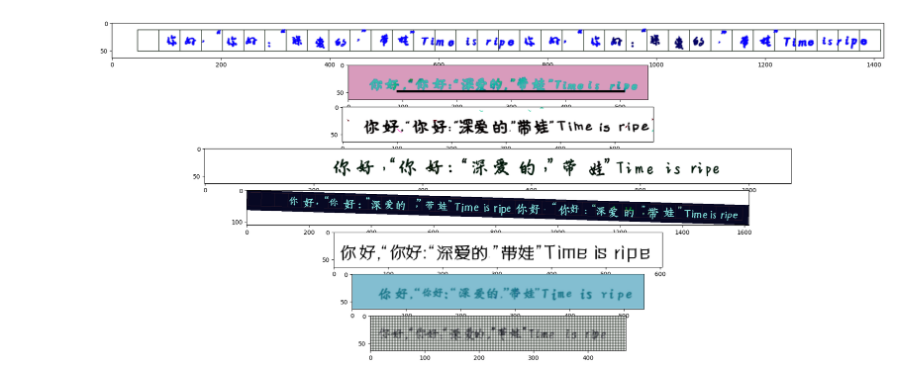
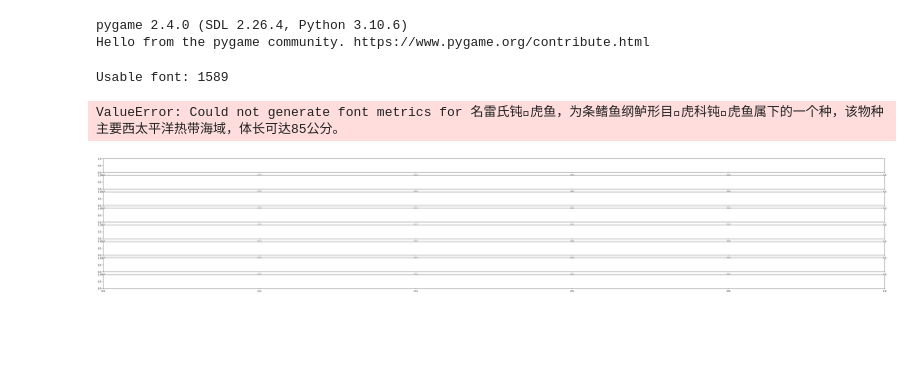
Before and after one commit to DotIN13/tang-syn-trocr, a Jupyter notebook: tang_syn.ipynb, the cells around one changed output. Drawn from its saved outputs; the diff is of its cells as text; code cells hidden in the pictures; blank space fills up the shorter version.

```diff
--- a/tang_syn.ipynb
+++ b/tang_syn.ipynb
@@ -3,32 +3,37 @@ import random
 
 import matplotlib.pyplot as plt
 import cv2
 from PIL import Image
 
 from data_aug_v2 import build_data_aug
 from tang_syn import synthesize
 
 # message = "有人Hello Pygame你的心里没有人心心"
 # message = "你好， 안녕 שָׁלוֹם 🎉🌟🙌😄！"
 
 
 # transform = build_data_aug(32, "train")
 # _, image = synthesize(message)
 # rgb_image = cv2.cvtColor(image, cv2.COLOR_BGR2RGB)
 # pillow_image = Image.fromarray(rgb_image)
 # # pillow_image = transform(pillow_image)
 # pillow_image.save("test.png")
 transform = build_data_aug(64, "train")
 fig, axs = plt.subplots(8, 1, figsize=(60, 10))
 
 for i, ax in enumerate(axs.flatten()):
-    message = "你好，“你好：“深爱的，”带娃”Time is ripe" * random.randint(1, 2)
+    # message = "你好，“你好：“深爱的，”带娃”Time is ripe" * random.randint(1, 2)
+    message = "名雷氏钝𫚥虎鱼，为条鳍鱼纲鲈形目𫚥虎科钝𫚥虎鱼属下的一个种，该物种主要西太平洋热带海域，体长可达85公分。"
     image = synthesize(message)
     rgb_image = cv2.cvtColor(image, cv2.COLOR_BGR2RGB)
     pillow_image = Image.fromarray(rgb_image)
     pillow_image = transform(pillow_image)
     ax.imshow(pillow_image)
 
 plt.show()
 # %% [output]
+pygame 2.4.0 (SDL 2.26.4, Python 3.10.6)
+Hello from the pygame community. https://www.pygame.org/contribute.html
+Usable font: 1589
+ValueError: Could not generate font metrics for 名雷氏钝𫚥虎鱼，为条鳍鱼纲鲈形目𫚥虎科钝𫚥虎鱼属下的一个种，该物种主要西太平洋热带海域，体长可达85公分。
-[figure, old version]
+[figure, new version]
```
Also changed, not shown: 3 other files.
